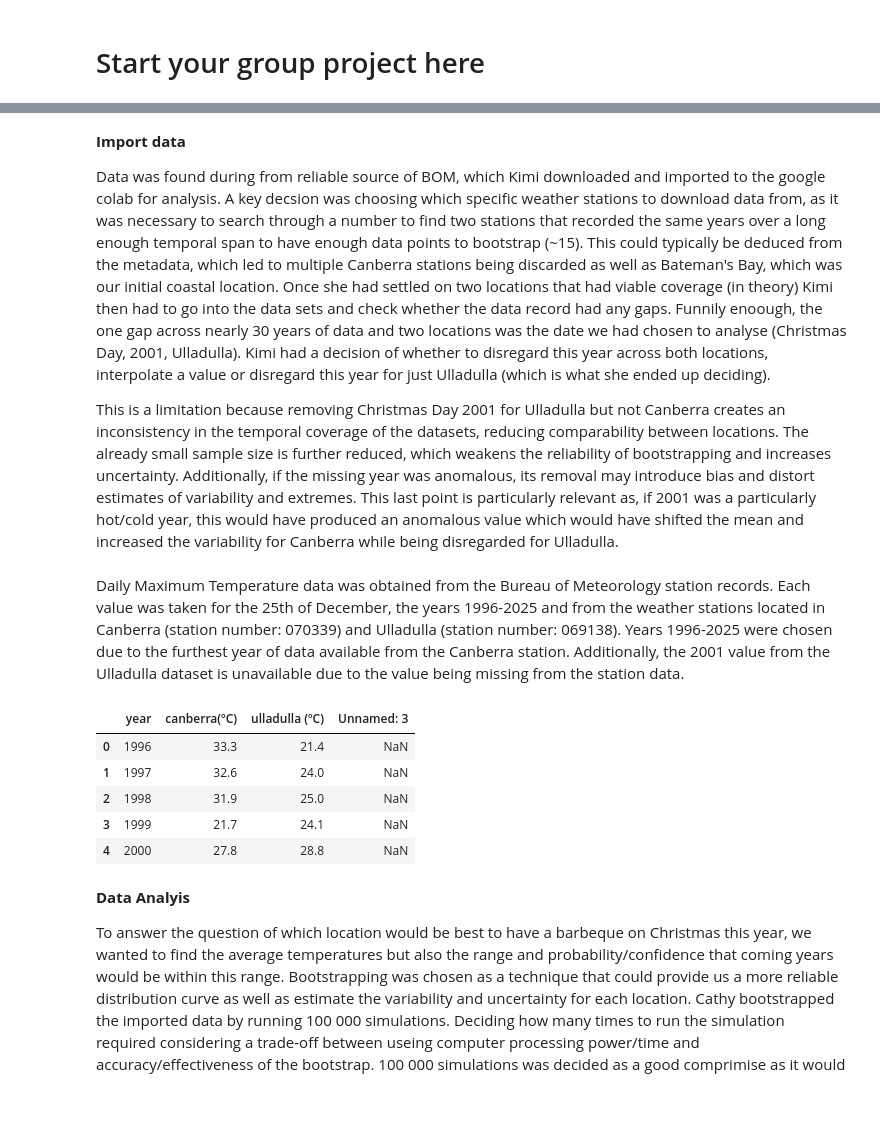
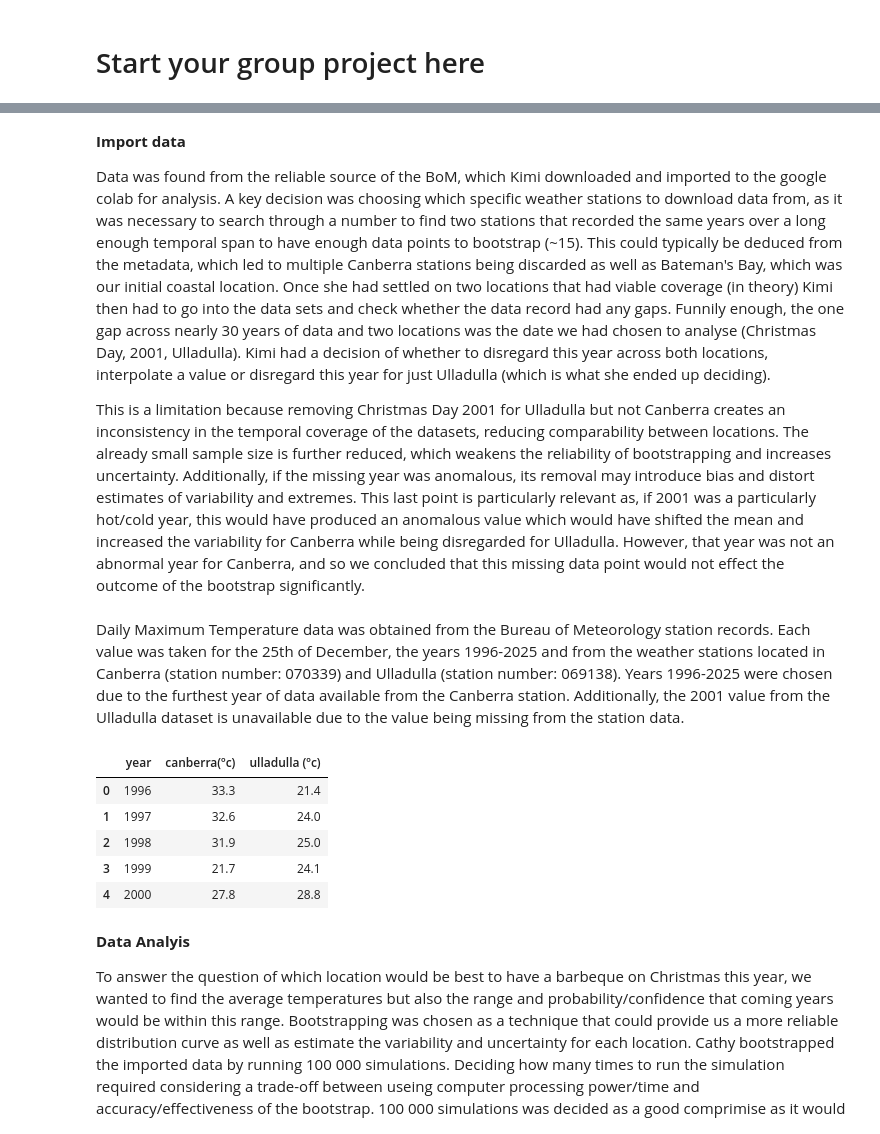
Before and after one commit to LeoFairley123/EMSC2010_W5_Assignment, a Jupyter notebook: EMSC2010_Week5.ipynb, the cells around one changed output, grey strips where cells are left out. Saved outputs shown, nothing was run; the diff lists cells and outputs as text; code cells hidden in the pictures; blank space fills up the shorter version.

```diff
--- a/EMSC2010_Week5.ipynb
+++ b/EMSC2010_Week5.ipynb
@@ -56,26 +56,26 @@ import pandas as pd
 # %% [markdown]
 **Import data**
 
-Data was found during from reliable source of BOM, which Kimi downloaded and imported to the google colab for analysis. A key decsion was choosing which specific weather stations to download data from, as it was necessary to search through a number to find two stations that recorded the same years over a long enough temporal span to have enough data points to bootstrap (~15). This could typically be deduced from the metadata, which led to multiple Canberra stations being discarded as well as Bateman's Bay, which was our initial coastal location. Once she had settled on two locations that had viable coverage (in theory) Kimi then had to go into the data sets and check whether the data record had any gaps. Funnily enoough, the one gap across nearly 30 years of data and two locations was the date we had chosen to analyse (Christmas Day, 2001, Ulladulla). Kimi had a decision of whether to disregard this year across both locations, interpolate a value or disregard this year for just Ulladulla (which is what she ended up deciding).
+Data was found from the reliable source of the BoM, which Kimi downloaded and imported to the google colab for analysis. A key decision was choosing which specific weather stations to download data from, as it was necessary to search through a number to find two stations that recorded the same years over a long enough temporal span to have enough data points to bootstrap (~15). This could typically be deduced from the metadata, which led to multiple Canberra stations being discarded as well as Bateman's Bay, which was our initial coastal location. Once she had settled on two locations that had viable coverage (in theory) Kimi then had to go into the data sets and check whether the data record had any gaps. Funnily enough, the one gap across nearly 30 years of data and two locations was the date we had chosen to analyse (Christmas Day, 2001, Ulladulla). Kimi had a decision of whether to disregard this year across both locations, interpolate a value or disregard this year for just Ulladulla (which is what she ended up deciding).
 
-This is a limitation because removing Christmas Day 2001 for Ulladulla but not Canberra creates an inconsistency in the temporal coverage of the datasets, reducing comparability between locations. The already small sample size is further reduced, which weakens the reliability of bootstrapping and increases uncertainty. Additionally, if the missing year was anomalous, its removal may introduce bias and distort estimates of variability and extremes. This last point is particularly relevant as, if 2001 was a particularly hot/cold year, this would have produced an anomalous value which would have shifted the mean and increased the variability for Canberra while being disregarded for Ulladulla.
+This is a limitation because removing Christmas Day 2001 for Ulladulla but not Canberra creates an inconsistency in the temporal coverage of the datasets, reducing comparability between locations. The already small sample size is further reduced, which weakens the reliability of bootstrapping and increases uncertainty. Additionally, if the missing year was anomalous, its removal may introduce bias and distort estimates of variability and extremes. This last point is particularly relevant as, if 2001 was a particularly hot/cold year, this would have produced an anomalous value which would have shifted the mean and increased the variability for Canberra while being disregarded for Ulladulla. However, that year was not an abnormal year for Canberra, and so we concluded that this missing data point would not effect the outcome of the bootstrap significantly.
 # %% [markdown]
 Daily Maximum Temperature data was obtained from the Bureau of Meteorology station records. Each value was taken for the 25th of December, the years 1996-2025 and from the weather stations located in Canberra (station number: 070339) and Ulladulla (station number: 069138). Years 1996-2025 were chosen due to the furthest year of data available from the Canberra station. Additionally, the 2001 value from the Ulladulla dataset is unavailable due to the value being missing from the station data.
 # %%
-path = 'https://raw.githubusercontent.com/LeoFairley123/EMSC2010_W5_Assignment/main/canberra%20and%20ulladulla%20daily%20max%20temp%20data%20set.xlsx' # Corrected path to the raw Excel file
+path = 'https://raw.githubusercontent.com/LeoFairley123/EMSC2010_W5_Assignment/89cfb9a9ad0651c9547f61b23dc14f6c212666a0/Canberra%20and%20Ulladulla%20daily%20max%20temp%20data%20set.xlsx' # Corrected path to the raw Excel file
 df = pd.read_excel(path, na_values=['n/a'])
-df.columns = df.columns.str.strip() # Clean column names by stripping whitespace
+df.columns = df.columns.str.strip().str.lower() # Clean column names by stripping whitespace and converting to lowercase
 # Convert temperature columns to numeric, coercing any errors to NaN
-df['canberra(ºC)'] = pd.to_numeric(df['canberra(ºC)'], errors='coerce')
-df['ulladulla (ºC)'] = pd.to_numeric(df['ulladulla (ºC)'], errors='coerce')
+df['canberra(ºc)'] = pd.to_numeric(df['canberra(ºc)'], errors='coerce')
+df['ulladulla (ºc)'] = pd.to_numeric(df['ulladulla (ºc)'], errors='coerce')
 df.head() #show the dataframe header information
 # %% [output]
-|  | year | canberra(ºC) | ulladulla (ºC) | Unnamed: 3 |
-| 0 | 1996 | 33.3 | 21.4 | NaN |
-| 1 | 1997 | 32.6 | 24.0 | NaN |
-| 2 | 1998 | 31.9 | 25.0 | NaN |
-| 3 | 1999 | 21.7 | 24.1 | NaN |
-| 4 | 2000 | 27.8 | 28.8 | NaN |
+|  | year | canberra(ºc) | ulladulla (ºc) |
+| 0 | 1996 | 33.3 | 21.4 |
+| 1 | 1997 | 32.6 | 24.0 |
+| 2 | 1998 | 31.9 | 25.0 |
+| 3 | 1999 | 21.7 | 24.1 |
+| 4 | 2000 | 27.8 | 28.8 |
 # %% [markdown]
 **Data Analyis**
 
```
Also changed, not shown: parts of 10 cells of this notebook.
